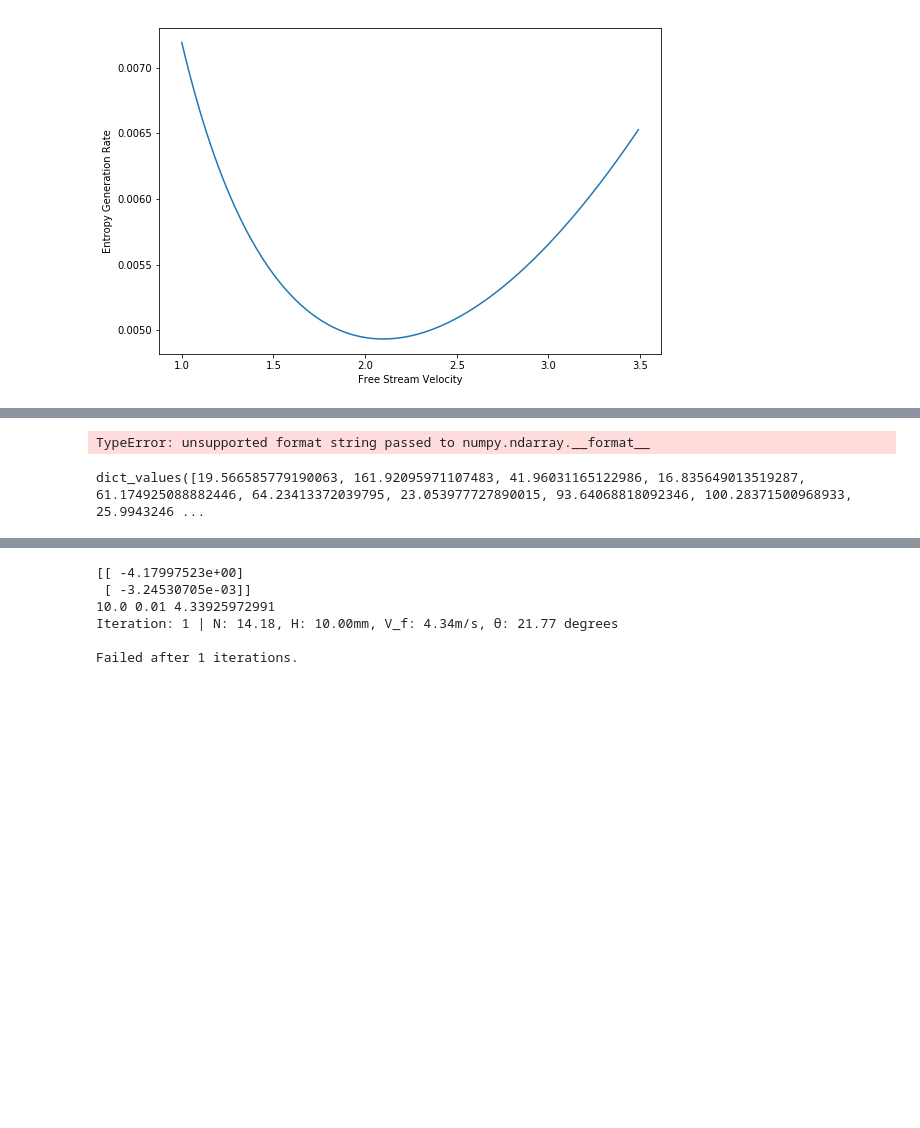
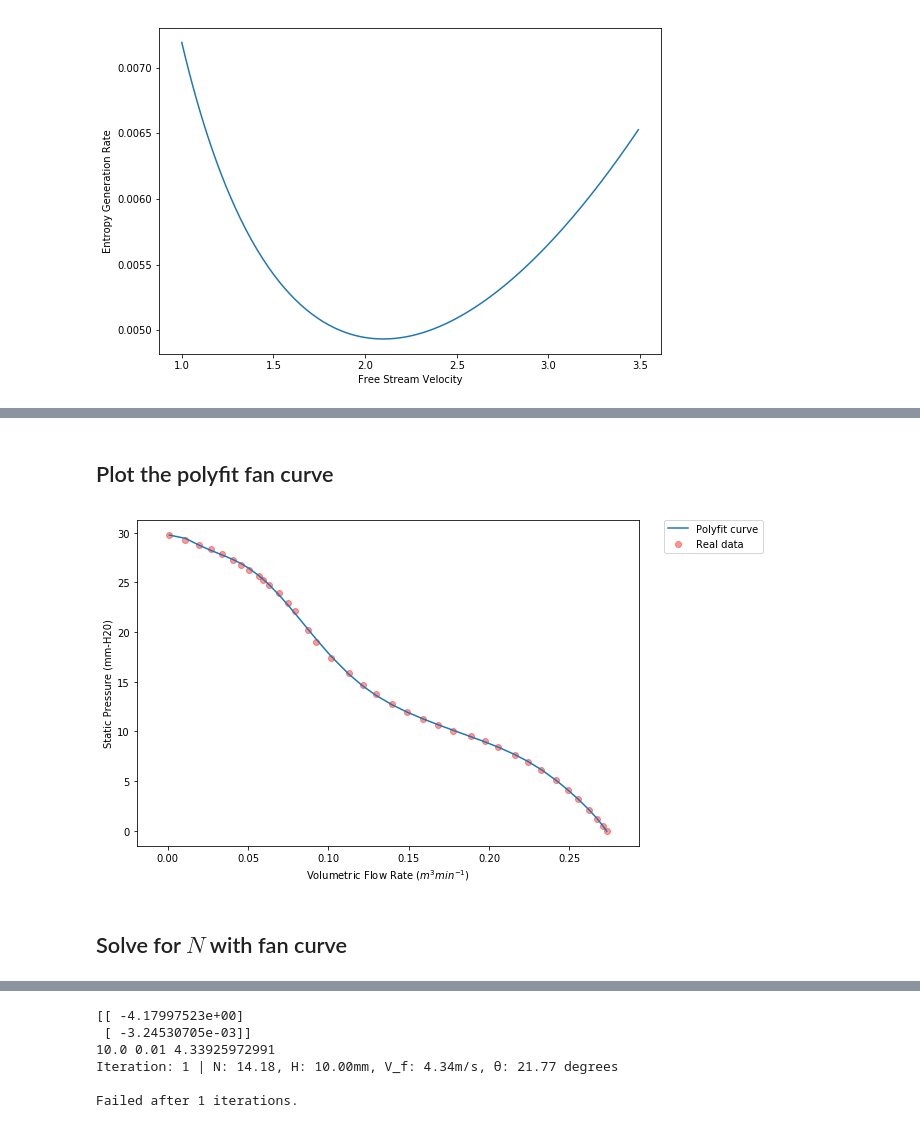
Before and after one commit to JamieOWilliams/Electro-mechanical-Design-Project, a Jupyter notebook: Heat Sink.ipynb, the cells around one changed output, grey strips where cells are left out. Drawn from its saved outputs; the diff is of its cells as text; code cells hidden in the pictures; blank space fills up the shorter version.

```diff
--- a/Heat Sink.ipynb
+++ b/Heat Sink.ipynb
@@ -624,34 +494,46 @@ Newton's Method took 0.0521 seconds to converge.
-# %%
-# for n in range(1, 100):
-tic = time.time()
-solve_N_H_Vf.newtons_method()
-toc= time.time()
-
-print("Newton's method took: {}".format(toc - tic) + "\n")
-
-times = {}
-
-learning_rates = np.random.rand(1, 10)
-beta_vals = np.random.rand(1, 10)
-i_ = 0
-
-for learning_rate in learning_rates[0]:
-    tic = time.time()
-    solve_N_H_Vf.gradient_descent(momentum=True, beta=beta_vals[0][i_], learning_rate=learning_rate, print_results=False)
-    toc = time.time()
-
-    print("Tested learning rate: {}, beta: {}".format(learning_rate, beta_vals[0][i_]))
-
-    times[learning_rate] = toc - tic
-    i_ += 1
-
-print(times)
-
-
-# print("Gradient descent took: {}".format(toc - tic))
-# %% [output]
-TypeError: unsupported format string passed to numpy.ndarray.__format__
-# %%
-times.values()
-# %% [output]
-dict_values([19.566585779190063, 161.92095971107483, 41.96031165122986, 16.835649013519287, 61.174925088882446, 64.23413372039795, 23.053977727890015, 93.64068818092346, 100.28371500968933, 25.9943246 ...
+# %% [markdown]
+## Plot the polyfit fan curve
+# %%
+# Use numpy to fit a curve to the fan data
+# coefs = poly.polyfit(air_flow, static_pressure, 5)
+# ffit = poly.polyval(air_flow, coefs)
+p = Poly.fit(air_flow, static_pressure, deg=10)
+
+
+# Given a value for the pressure drop get the positive
+# real root of the function when shifted down by the value
+def V_f_fan_curve(N, H, V_f):
+    pd_ = pd(N, H, V_f)
+    conversion_factor = H * W * 60
+    if pd_ > 29:
+        return 0.000986 / conversion_factor
+    if pd_ < 0:
+        return 0.273263 / conversion_factor
+    roots = (p - pd(N, H, V_f)).roots()
+    for root in roots:
+        if not root.imag and root.real >= 0:
+            return root.real / conversion_factor
+
+V_f = 2
+H = 30e-03
+y_values = []
+x_values = []
+
+for N in range(2, 30):
+    x_values.append(V_f_fan_curve(N, H, V_f))
+    y_values.append(pd(N, H, V_f))
+
+# print(x_values)
+# print(y_values)
+
+# plt.plot(x_values, y_values)
+plt.ylabel("Static Pressure (mm-H20)")
+plt.xlabel("Volumetric Flow Rate ($m^3min^{-1}$)")
+plt.scatter(air_flow, static_pressure, color='r', alpha=0.4, label='Real data')
+plt.plot(air_flow, p(air_flow), label='Polyfit curve')
+plt.legend(bbox_to_anchor=(1.05, 1), loc=2, borderaxespad=0.)
+plt.show()
+# %% [output]
+[figure, added]
+# %% [markdown]
+## Solve for $N$ with fan curve
```
Also changed, not shown: parts of 28 cells of this notebook.
